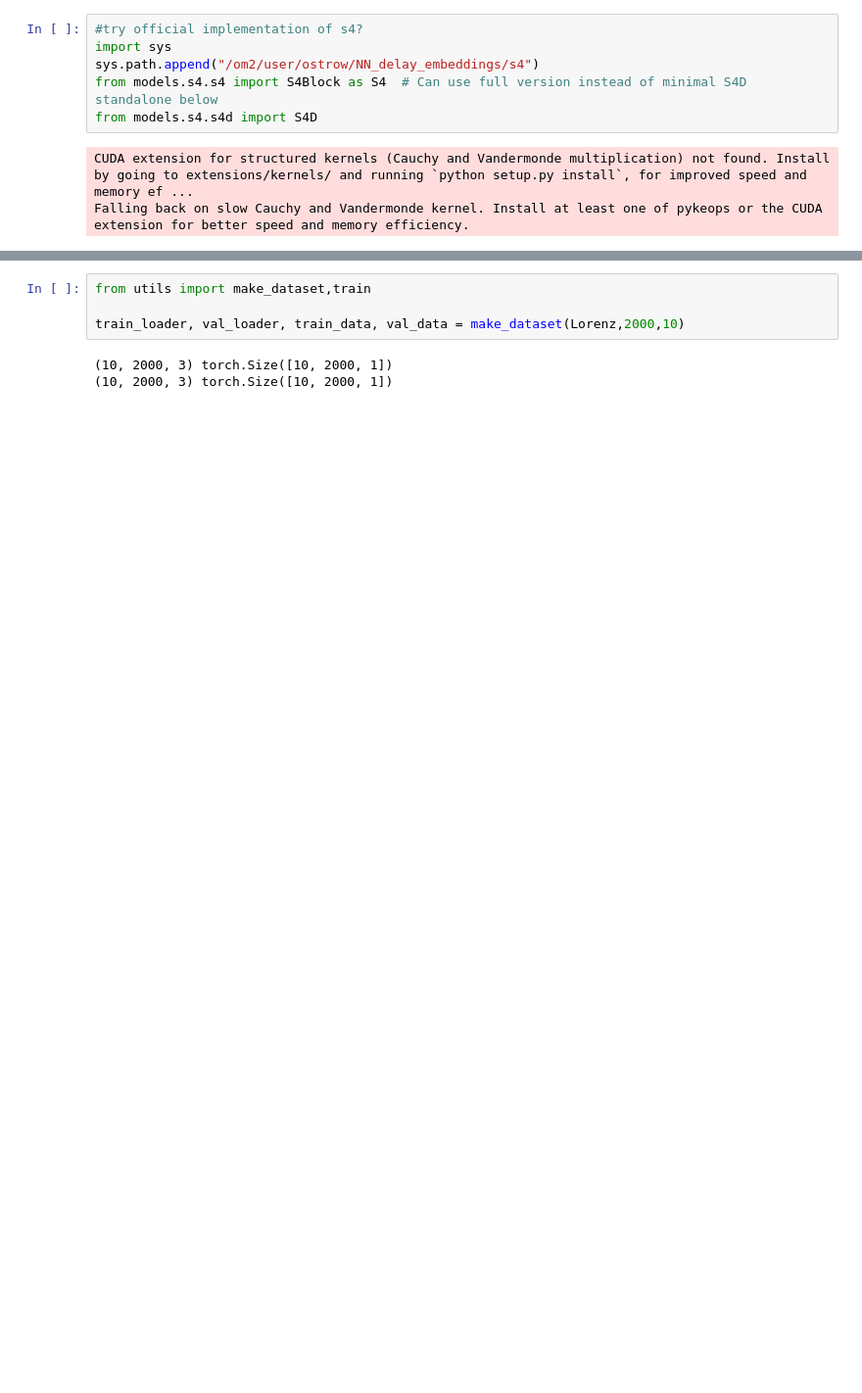
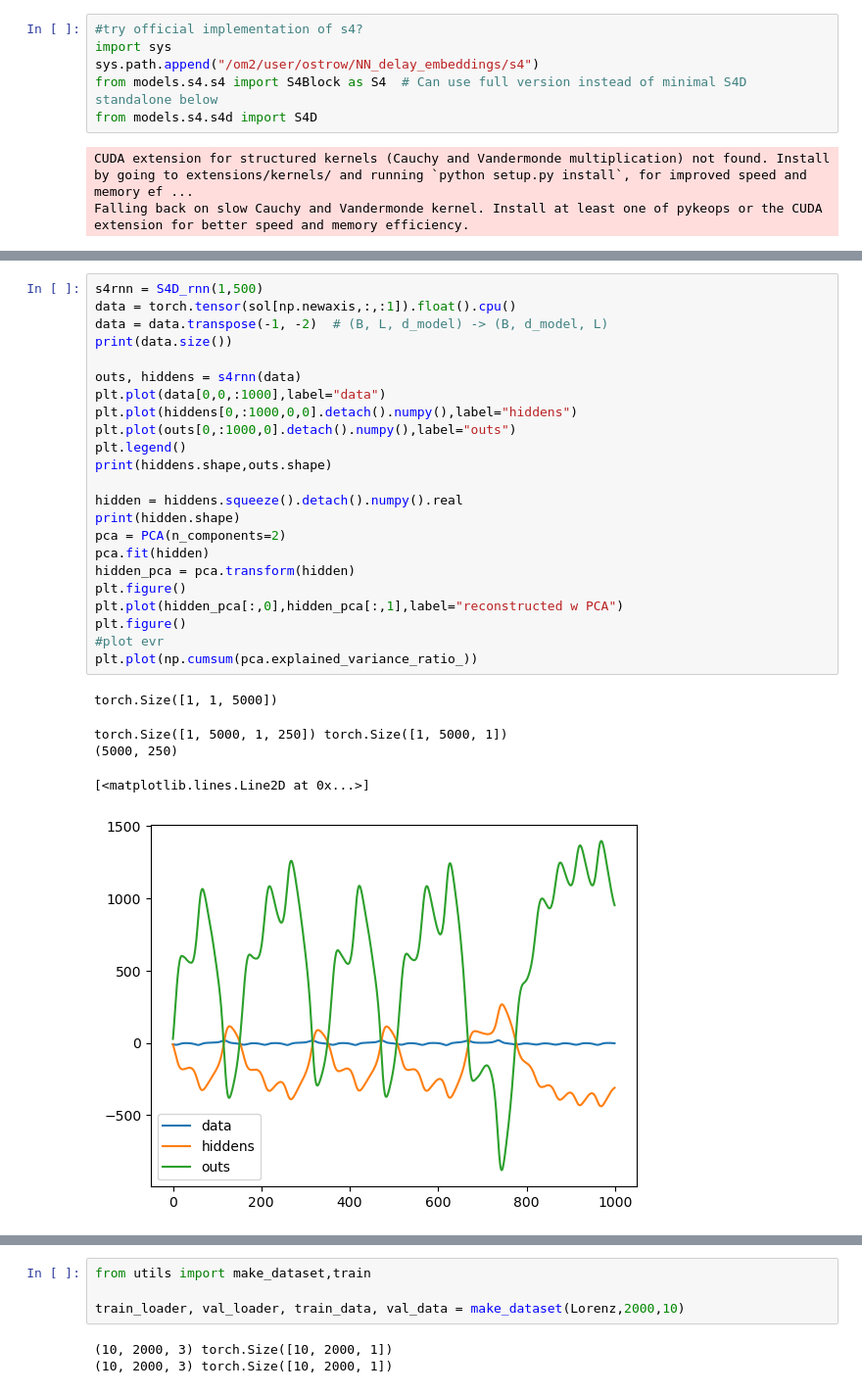
Before and after one commit to mitchellostrow/nn_delay_embeddings, a Jupyter notebook: notebooks/4-10-24 s4_test.ipynb, the cells around one changed output, grey strips where cells are left out. Shown at 98% size. Drawn from its saved outputs; the diff is of its cells as text; blank space fills up the shorter version.

```diff
--- a/notebooks/4-10-24 s4_test.ipynb
+++ b/notebooks/4-10-24 s4_test.ipynb
@@ -30,0 +199,29 @@ Falling back on slow Cauchy and Vandermonde kernel. Install at least one of pyke
+# %%
+s4rnn = S4D_rnn(1,500)
+data = torch.tensor(sol[np.newaxis,:,:1]).float().cpu()
+data = data.transpose(-1, -2)  # (B, L, d_model) -> (B, d_model, L)
+print(data.size())
+
+outs, hiddens = s4rnn(data)
+plt.plot(data[0,0,:1000],label="data")
+plt.plot(hiddens[0,:1000,0,0].detach().numpy(),label="hiddens")
+plt.plot(outs[0,:1000,0].detach().numpy(),label="outs")
+plt.legend()
+print(hiddens.shape,outs.shape)
+
+hidden = hiddens.squeeze().detach().numpy().real
+print(hidden.shape)
+pca = PCA(n_components=2)
+pca.fit(hidden)
+hidden_pca = pca.transform(hidden)
+plt.figure()
+plt.plot(hidden_pca[:,0],hidden_pca[:,1],label="reconstructed w PCA")
+plt.figure()
+#plot evr
+plt.plot(np.cumsum(pca.explained_variance_ratio_))
+# %% [output]
+torch.Size([1, 1, 5000])
+torch.Size([1, 5000, 1, 250]) torch.Size([1, 5000, 1])
+(5000, 250)
+[<matplotlib.lines.Line2D at 0x...>]
+[figure, added]
```
Also changed, not shown: parts of 13 cells of this notebook, 3 other files.
